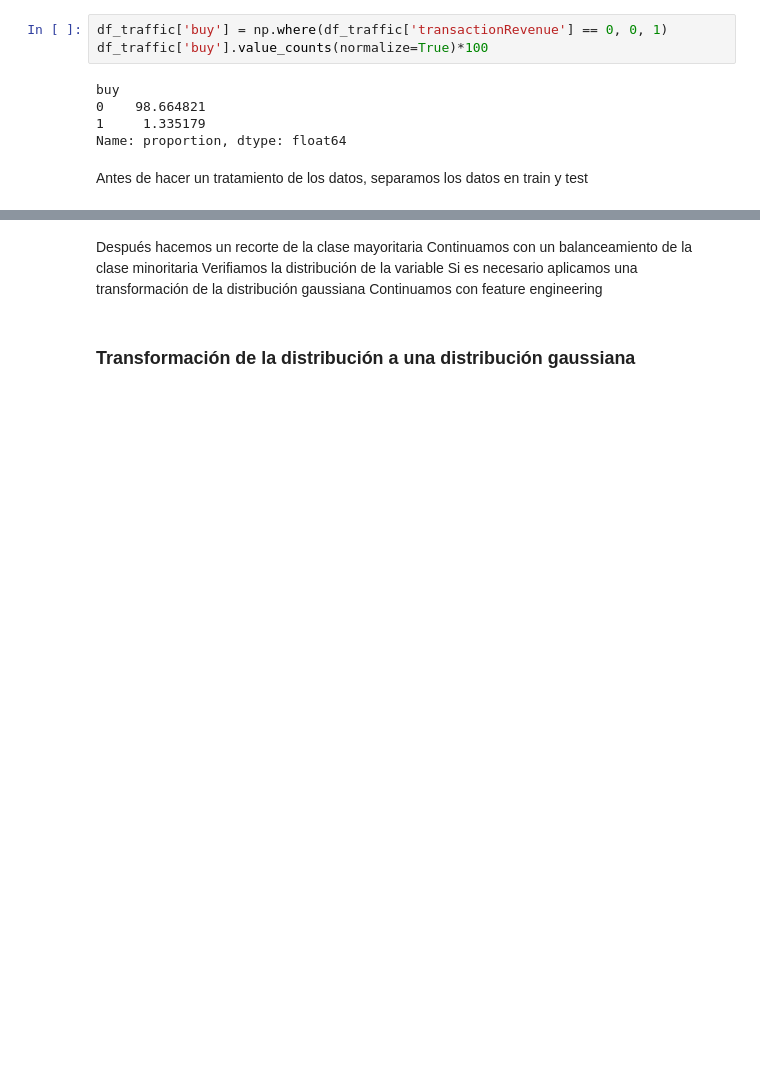
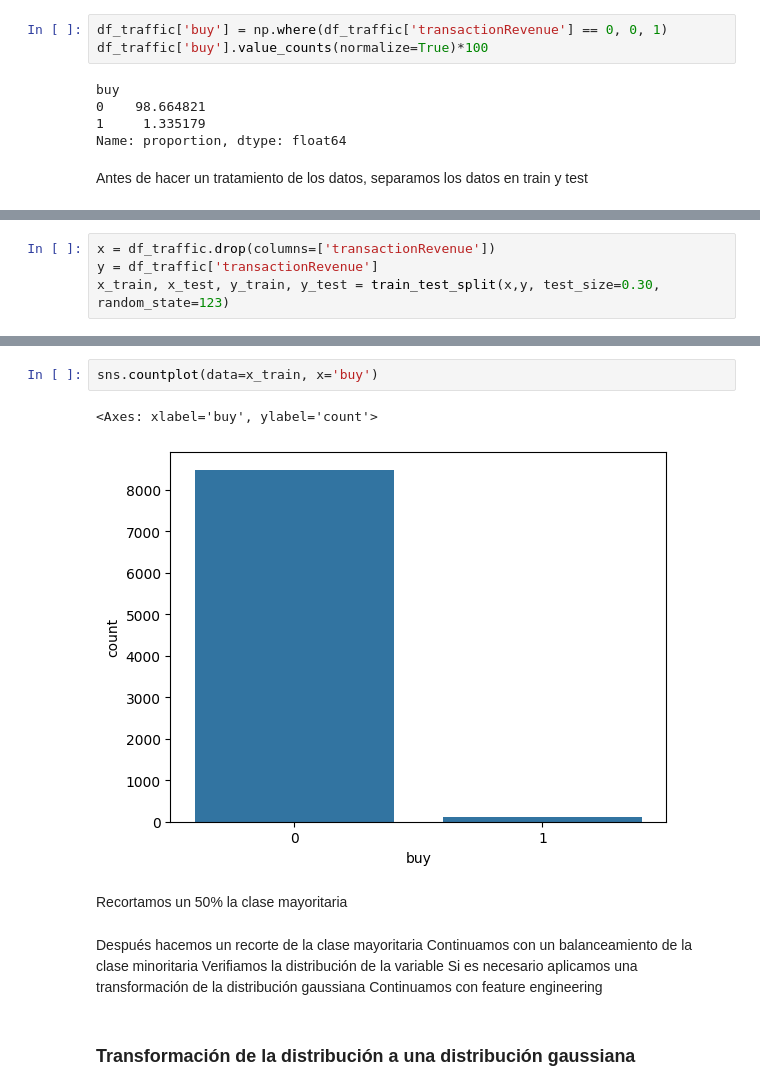
Before and after one commit to pabloing93/consumer_spending, a Jupyter notebook: 1_2_3 EDA_v2.ipynb, the cells around one changed output, grey strips where cells are left out. Cells and saved outputs as stored; diff of their text form; blank space fills up the shorter version.

```diff
--- a/1_2_3 EDA_v2.ipynb
+++ b/1_2_3 EDA_v2.ipynb
@@ -755,0 +758,4 @@ Antes de hacer un tratamiento de los datos, separamos los datos en train y test
+# %%
+x = df_traffic.drop(columns=['transactionRevenue'])
+y = df_traffic['transactionRevenue']
+x_train, x_test, y_train, y_test = train_test_split(x,y, test_size=0.30, random_state=123)
@@ -756,3 +785,10 @@ Antes de hacer un tratamiento de los datos, separamos los datos en train y test
+# %%
+sns.countplot(data=x_train, x='buy')
+# %% [output]
+<Axes: xlabel='buy', ylabel='count'>
+[figure, added]
+# %% [markdown]
+Recortamos un 50% la clase mayoritaria
 # %% [markdown]
 Después hacemos un recorte de la clase mayoritaria
 Continuamos con un balanceamiento de la clase minoritaria
```
Also changed, not shown: parts of 12 cells of this notebook, 1 other file.
